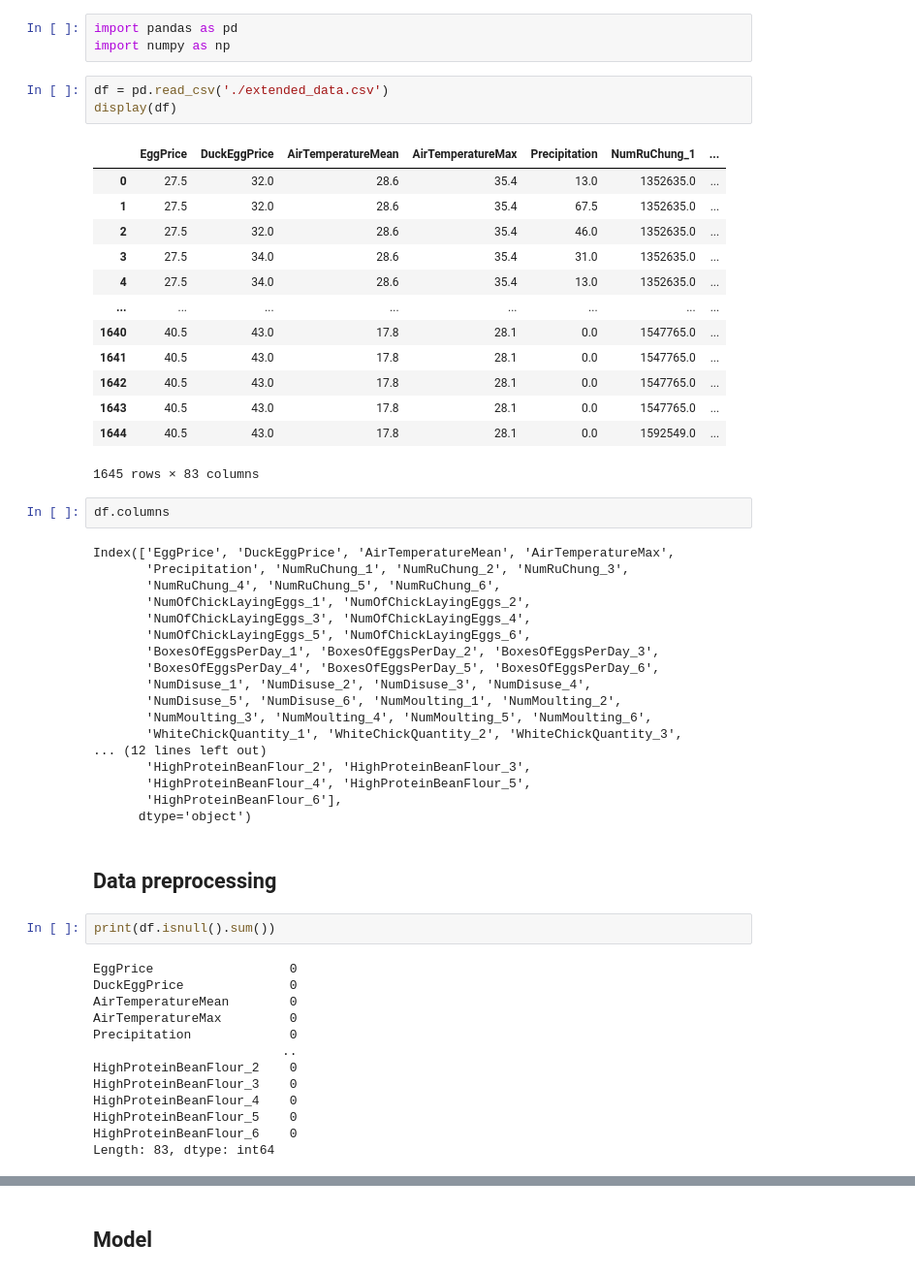
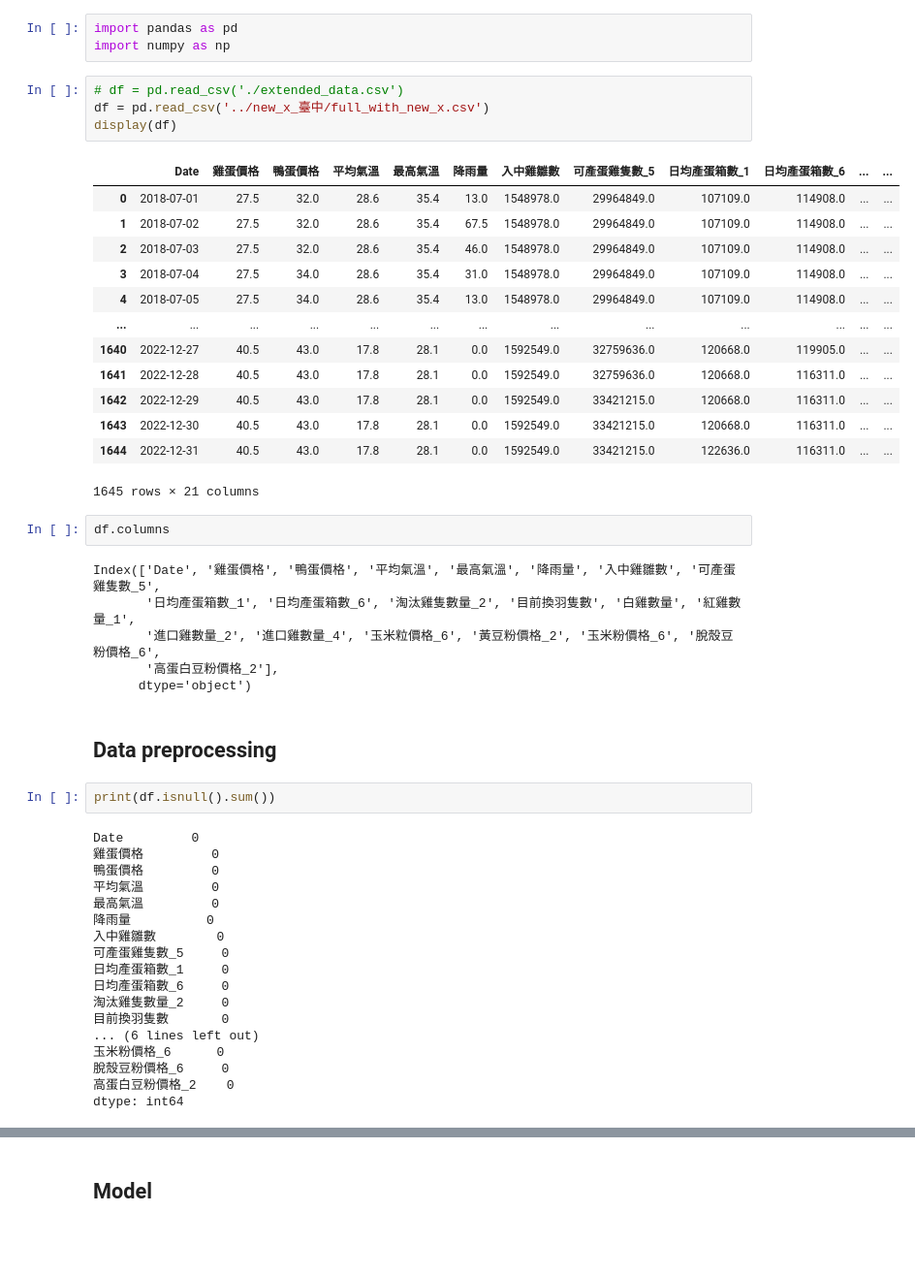
Before and after one commit to rongzunzzz/112-1-SLDL-Final-EggPricePrediction, a Jupyter notebook: SARIMA/model_SARIMA_extended.ipynb, the cells around one changed output, grey strips where cells are left out. Shown: that part at 97% size. Drawn from its saved outputs; the diff is of its cells as text; blank space fills up the shorter version.

Commit message:
try full_with_new_x.csv

```diff
--- a/SARIMA/model_SARIMA_extended.ipynb
+++ b/SARIMA/model_SARIMA_extended.ipynb
@@ -2,59 +2,53 @@
 import pandas as pd
 import numpy as np
 # %%
-df = pd.read_csv('./extended_data.csv')
+# df = pd.read_csv('./extended_data.csv')
+df = pd.read_csv('../new_x_臺中/full_with_new_x.csv')
 display(df)
 # %% [output]
-|  | EggPrice | DuckEggPrice | AirTemperatureMean | AirTemperatureMax | Precipitation | NumRuChung_1 | ... |
-| 0 | 27.5 | 32.0 | 28.6 | 35.4 | 13.0 | 1352635.0 | ... |
-| 1 | 27.5 | 32.0 | 28.6 | 35.4 | 67.5 | 1352635.0 | ... |
-| 2 | 27.5 | 32.0 | 28.6 | 35.4 | 46.0 | 1352635.0 | ... |
-| 3 | 27.5 | 34.0 | 28.6 | 35.4 | 31.0 | 1352635.0 | ... |
-| 4 | 27.5 | 34.0 | 28.6 | 35.4 | 13.0 | 1352635.0 | ... |
-| ... | ... | ... | ... | ... | ... | ... | ... |
-| 1640 | 40.5 | 43.0 | 17.8 | 28.1 | 0.0 | 1547765.0 | ... |
-| 1641 | 40.5 | 43.0 | 17.8 | 28.1 | 0.0 | 1547765.0 | ... |
-| 1642 | 40.5 | 43.0 | 17.8 | 28.1 | 0.0 | 1547765.0 | ... |
-| 1643 | 40.5 | 43.0 | 17.8 | 28.1 | 0.0 | 1547765.0 | ... |
-| 1644 | 40.5 | 43.0 | 17.8 | 28.1 | 0.0 | 1592549.0 | ... |
+|  | Date | 雞蛋價格 | 鴨蛋價格 | 平均氣溫 | 最高氣溫 | 降雨量 | 入中雞雛數 | 可產蛋雞隻數_5 | 日均產蛋箱數_1 | 日均產蛋箱數_6 | ... | ... |
+| 0 | 2018-07-01 | 27.5 | 32.0 | 28.6 | 35.4 | 13.0 | 1548978.0 | 29964849.0 | 107109.0 | 114908.0 | ... | ... |
+| 1 | 2018-07-02 | 27.5 | 32.0 | 28.6 | 35.4 | 67.5 | 1548978.0 | 29964849.0 | 107109.0 | 114908.0 | ... | ... |
+| 2 | 2018-07-03 | 27.5 | 32.0 | 28.6 | 35.4 | 46.0 | 1548978.0 | 29964849.0 | 107109.0 | 114908.0 | ... | ... |
+| 3 | 2018-07-04 | 27.5 | 34.0 | 28.6 | 35.4 | 31.0 | 1548978.0 | 29964849.0 | 107109.0 | 114908.0 | ... | ... |
+| 4 | 2018-07-05 | 27.5 | 34.0 | 28.6 | 35.4 | 13.0 | 1548978.0 | 29964849.0 | 107109.0 | 114908.0 | ... | ... |
+| ... | ... | ... | ... | ... | ... | ... | ... | ... | ... | ... | ... | ... |
+| 1640 | 2022-12-27 | 40.5 | 43.0 | 17.8 | 28.1 | 0.0 | 1592549.0 | 32759636.0 | 120668.0 | 119905.0 | ... | ... |
+| 1641 | 2022-12-28 | 40.5 | 43.0 | 17.8 | 28.1 | 0.0 | 1592549.0 | 32759636.0 | 120668.0 | 116311.0 | ... | ... |
+| 1642 | 2022-12-29 | 40.5 | 43.0 | 17.8 | 28.1 | 0.0 | 1592549.0 | 33421215.0 | 120668.0 | 116311.0 | ... | ... |
+| 1643 | 2022-12-30 | 40.5 | 43.0 | 17.8 | 28.1 | 0.0 | 1592549.0 | 33421215.0 | 120668.0 | 116311.0 | ... | ... |
+| 1644 | 2022-12-31 | 40.5 | 43.0 | 17.8 | 28.1 | 0.0 | 1592549.0 | 33421215.0 | 122636.0 | 116311.0 | ... | ... |
-1645 rows × 83 columns
+1645 rows × 21 columns
 # %%
 df.columns
 # %% [output]
-Index(['EggPrice', 'DuckEggPrice', 'AirTemperatureMean', 'AirTemperatureMax',
-       'Precipitation', 'NumRuChung_1', 'NumRuChung_2', 'NumRuChung_3',
-       'NumRuChung_4', 'NumRuChung_5', 'NumRuChung_6',
-       'NumOfChickLayingEggs_1', 'NumOfChickLayingEggs_2',
-       'NumOfChickLayingEggs_3', 'NumOfChickLayingEggs_4',
-       'NumOfChickLayingEggs_5', 'NumOfChickLayingEggs_6',
-       'BoxesOfEggsPerDay_1', 'BoxesOfEggsPerDay_2', 'BoxesOfEggsPerDay_3',
-       'BoxesOfEggsPerDay_4', 'BoxesOfEggsPerDay_5', 'BoxesOfEggsPerDay_6',
-       'NumDisuse_1', 'NumDisuse_2', 'NumDisuse_3', 'NumDisuse_4',
-       'NumDisuse_5', 'NumDisuse_6', 'NumMoulting_1', 'NumMoulting_2',
-       'NumMoulting_3', 'NumMoulting_4', 'NumMoulting_5', 'NumMoulting_6',
-       'WhiteChickQuantity_1', 'WhiteChickQuantity_2', 'WhiteChickQuantity_3',
-... (12 lines left out)
-       'HighProteinBeanFlour_2', 'HighProteinBeanFlour_3',
-       'HighProteinBeanFlour_4', 'HighProteinBeanFlour_5',
-       'HighProteinBeanFlour_6'],
+Index(['Date', '雞蛋價格', '鴨蛋價格', '平均氣溫', '最高氣溫', '降雨量', '入中雞雛數', '可產蛋雞隻數_5',
+       '日均產蛋箱數_1', '日均產蛋箱數_6', '淘汰雞隻數量_2', '目前換羽隻數', '白雞數量', '紅雞數量_1',
+       '進口雞數量_2', '進口雞數量_4', '玉米粒價格_6', '黃豆粉價格_2', '玉米粉價格_6', '脫殼豆粉價格_6',
+       '高蛋白豆粉價格_2'],
       dtype='object')
 # %% [markdown]
 ## Data preprocessing
 # %%
 print(df.isnull().sum())
 # %% [output]
-EggPrice                  0
-DuckEggPrice              0
-AirTemperatureMean        0
-AirTemperatureMax         0
-Precipitation             0
-                         ..
-HighProteinBeanFlour_2    0
-HighProteinBeanFlour_3    0
-HighProteinBeanFlour_4    0
-HighProteinBeanFlour_5    0
-HighProteinBeanFlour_6    0
-Length: 83, dtype: int64
+Date         0
+雞蛋價格         0
+鴨蛋價格         0
+平均氣溫         0
+最高氣溫         0
+降雨量          0
+入中雞雛數        0
+可產蛋雞隻數_5     0
+日均產蛋箱數_1     0
+日均產蛋箱數_6     0
+淘汰雞隻數量_2     0
+目前換羽隻數       0
+... (6 lines left out)
+玉米粉價格_6      0
+脫殼豆粉價格_6     0
+高蛋白豆粉價格_2    0
+dtype: int64
 # %%
 import pandas as pd
 
```
Also changed, not shown: parts of 10 cells of this notebook, 2 other files.
